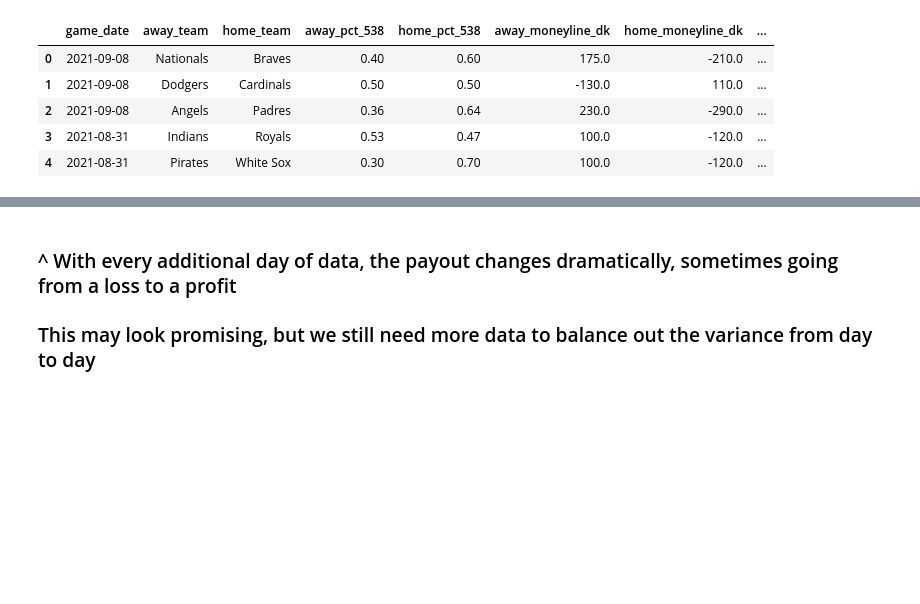
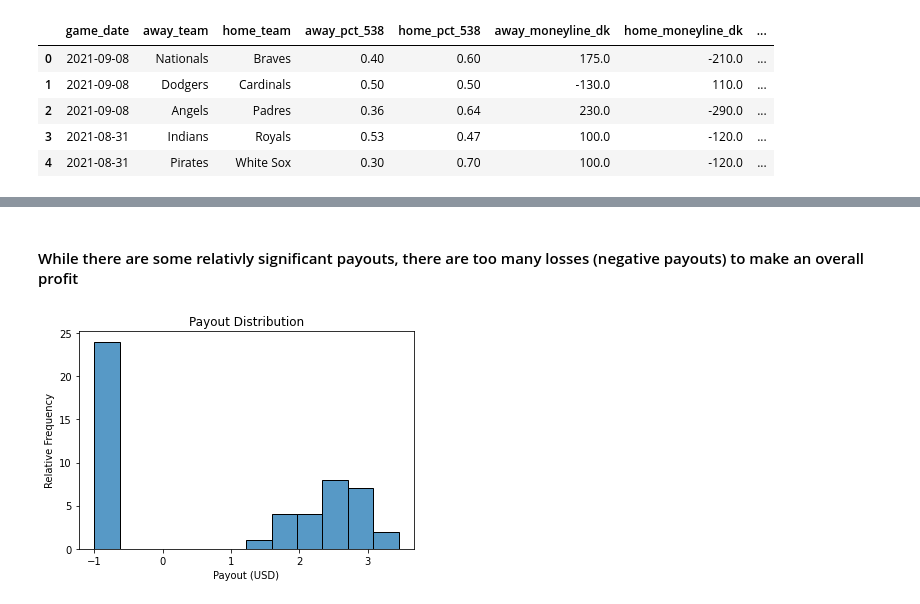
Before and after one commit to aarbisman/leveraging_538_for_betting, a Jupyter notebook: backtest.ipynb, the cells around one changed output, grey strips where cells are left out. Drawn from its saved outputs; the diff is of its cells as text; code cells hidden in the pictures; blank space fills up the shorter version.

```diff
--- a/backtest.ipynb
+++ b/backtest.ipynb
@@ -319,4 +321,10 @@ Total Profit per Game: 0.3545
-# %% [markdown]
-### ^ With every additional day of data, the payout changes dramatically, sometimes going from a loss to a profit
-
-### This may look promising, but we still need more data to balance out the variance from day to day
+# %% [markdown]
+#### While there are some relativly significant payouts, there are too many losses (negative payouts) to make an overall profit
+# %%
+sns.histplot(games_to_bet_on_w_scores.payout, bins = 12)
+plt.title('Payout Distribution')
+plt.xlabel('Payout (USD)')
+plt.ylabel('Relative Frequency')
+plt.show()
+# %% [output]
+[figure, added]
```
Also changed, not shown: parts of 18 cells of this notebook.
